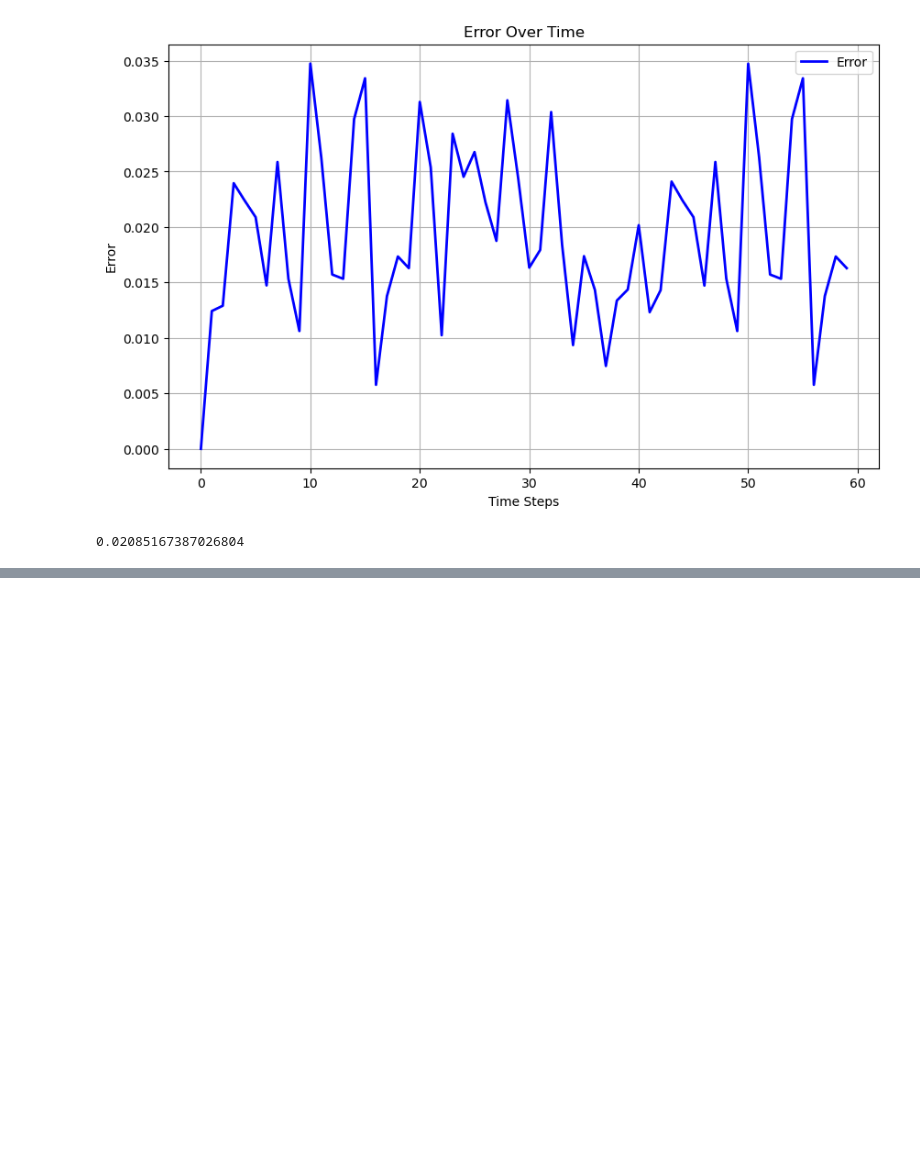
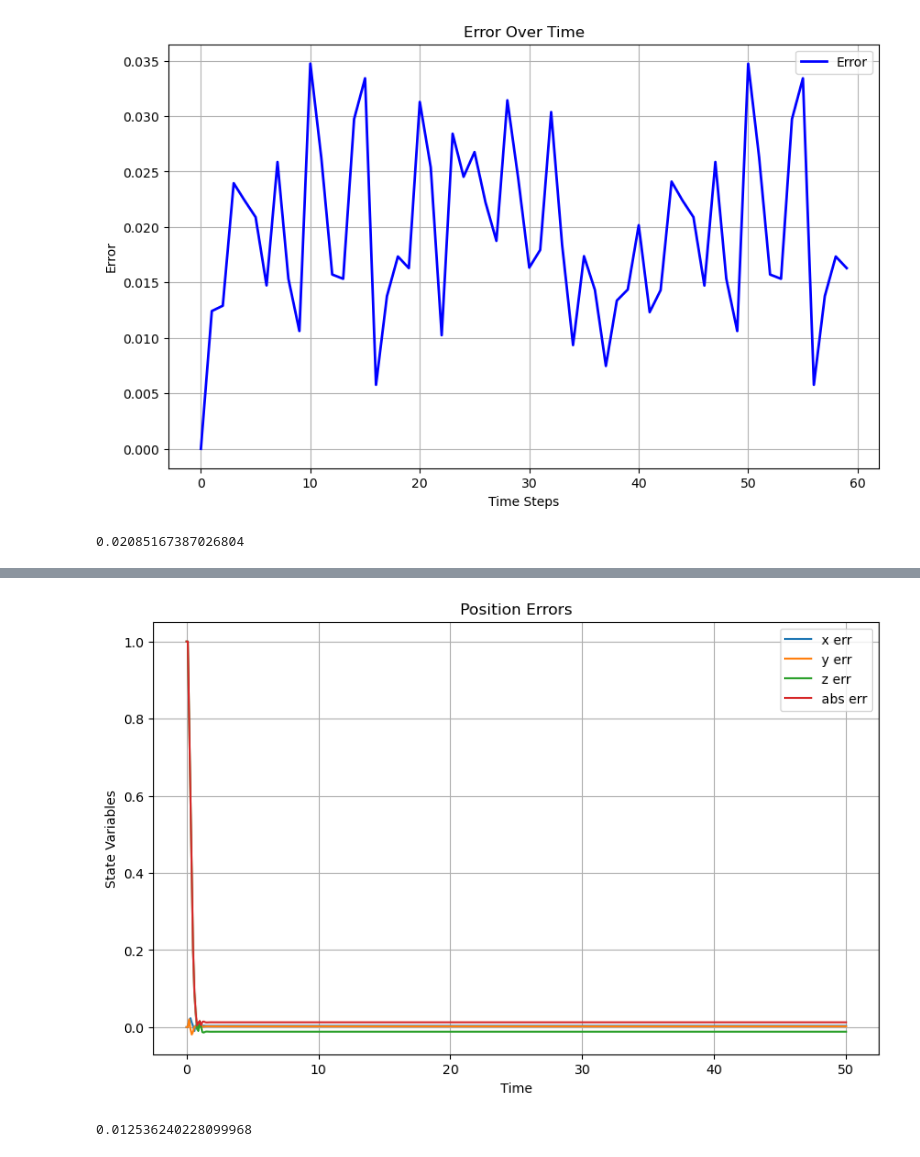
Before and after one commit to damurka5/RL_CDPR, a Jupyter notebook: mujoco_py/11_SB3_PPO&DDPG_evaluation.ipynb, the cells around one changed output, grey strips where cells are left out. Cells and saved outputs as stored; diff of their text form; code cells hidden in the pictures; blank space fills up the shorter version.

```diff
--- a/mujoco_py/11_SB3_PPO&DDPG_evaluation.ipynb
+++ b/mujoco_py/11_SB3_PPO&DDPG_evaluation.ipynb
@@ -657,0 +698,8 @@ np.sqrt(mean_err)
+# %%
+plot_position_error(sol_trpo, des_pos, t_span)
+# %% [output]
+[figure, added]
+# %%
+get_rms_err(sol_trpo[15:], des_pos, t_span[15:])
+# %% [output]
+0.012536240228099968
```
Also changed, not shown: parts of 13 cells of this notebook, 3 other files.
